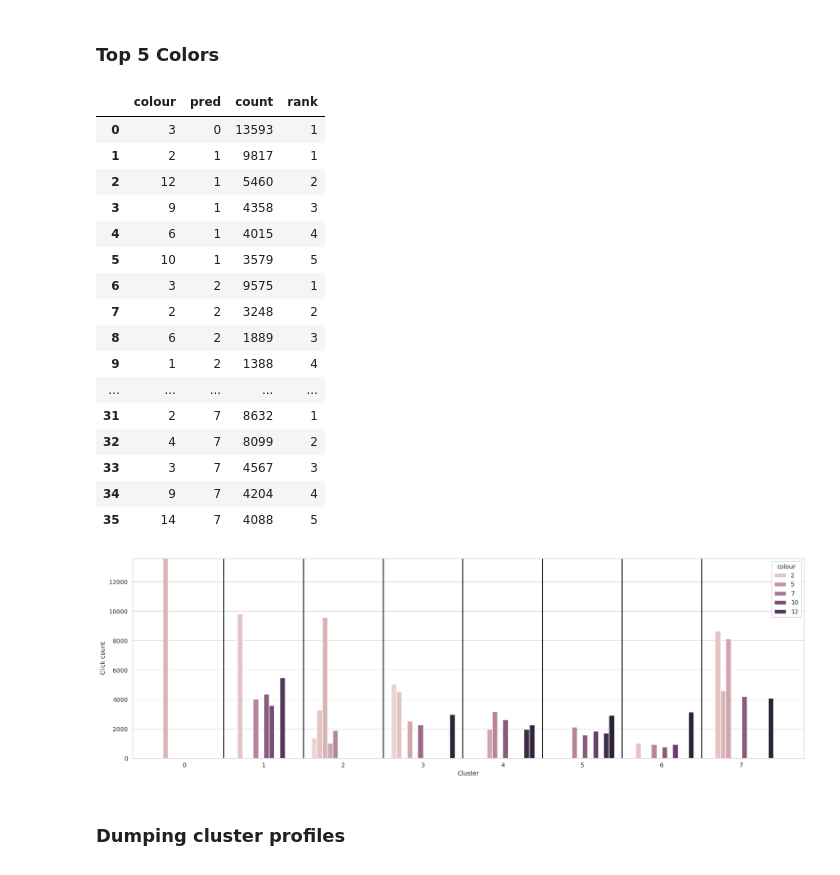
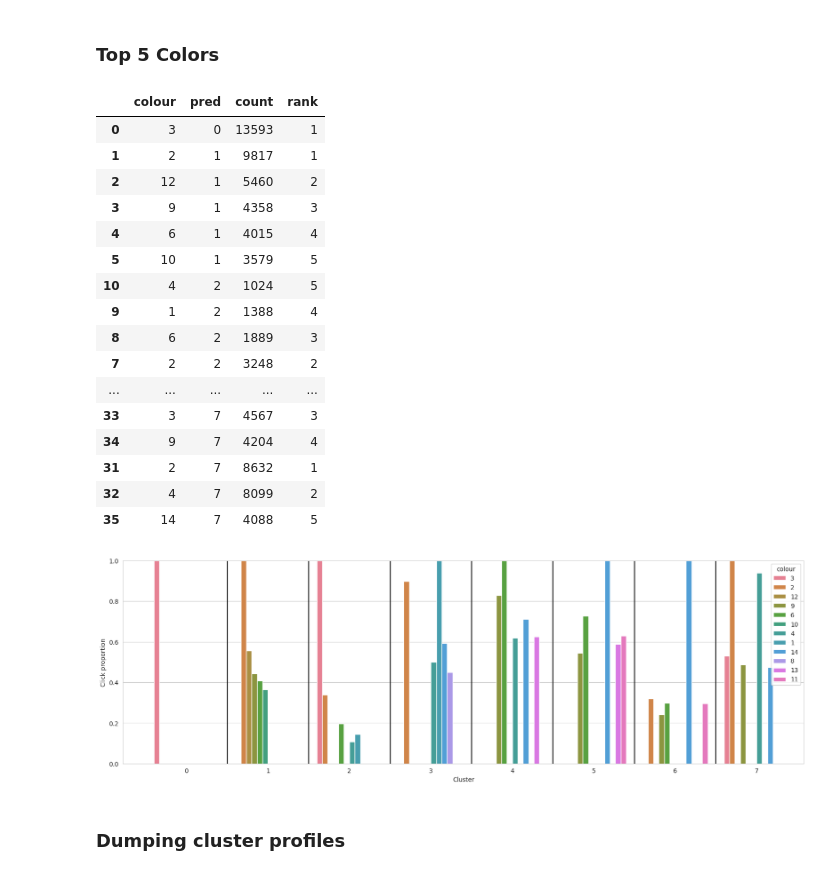
Before and after one commit to namvdo/bdpa-clickflow, a Jupyter notebook: ml/cluster_analysis.ipynb, the cells around one changed output. Drawn from its saved outputs; the diff is of its cells as text; code cells hidden in the pictures.

```diff
--- a/ml/cluster_analysis.ipynb
+++ b/ml/cluster_analysis.ipynb
@@ -346,37 +349,42 @@ plt.show()
 # %%
 top_colors = top_colors.toPandas()
 # %%
-display(top_colors)
 sns.set_style("whitegrid")
 top_colors.sort_values("pred", inplace = True)
 top_colors["pred"] = top_colors["pred"].astype(str)
+top_colors["colour"] = top_colors["colour"].astype(str)
+display(top_colors)
+def normalize(group):
+    group["count"] = group["count"] / group["count"].max()
+    return group
+top_colors = top_colors.groupby("pred", group_keys = False).apply(normalize)
 fig = plt.figure(figsize=(20, 6))
 ax = plt.axes()
 sns.barplot(top_colors, x = "pred", y = "count", hue = "colour", ax =ax)
 plt.vlines(np.arange(0.5, 7.5), ymin= 0, ymax=top_colors["count"].max(), colors = "black")
 plt.xlabel("Cluster")
-plt.ylabel("Click count")
+plt.ylabel("Click proportion")
 plt.ylim(0, top_colors["count"].max())
 plt.show()
 # %% [output]
 |  | colour | pred | count | rank |
 | 0 | 3 | 0 | 13593 | 1 |
 | 1 | 2 | 1 | 9817 | 1 |
 | 2 | 12 | 1 | 5460 | 2 |
 | 3 | 9 | 1 | 4358 | 3 |
 | 4 | 6 | 1 | 4015 | 4 |
 | 5 | 10 | 1 | 3579 | 5 |
-| 6 | 3 | 2 | 9575 | 1 |
+| 10 | 4 | 2 | 1024 | 5 |
+| 9 | 1 | 2 | 1388 | 4 |
+| 8 | 6 | 2 | 1889 | 3 |
 | 7 | 2 | 2 | 3248 | 2 |
-| 8 | 6 | 2 | 1889 | 3 |
-| 9 | 1 | 2 | 1388 | 4 |
 | ... | ... | ... | ... | ... |
+| 33 | 3 | 7 | 4567 | 3 |
+| 34 | 9 | 7 | 4204 | 4 |
 | 31 | 2 | 7 | 8632 | 1 |
 | 32 | 4 | 7 | 8099 | 2 |
-| 33 | 3 | 7 | 4567 | 3 |
-| 34 | 9 | 7 | 4204 | 4 |
 | 35 | 14 | 7 | 4088 | 5 |
-[figure, old version]
+[figure, new version]
 # %% [markdown]
 ### Dumping cluster profiles
 # %%
```
Also changed, not shown: parts of 3 cells of this notebook, 20 other files.
